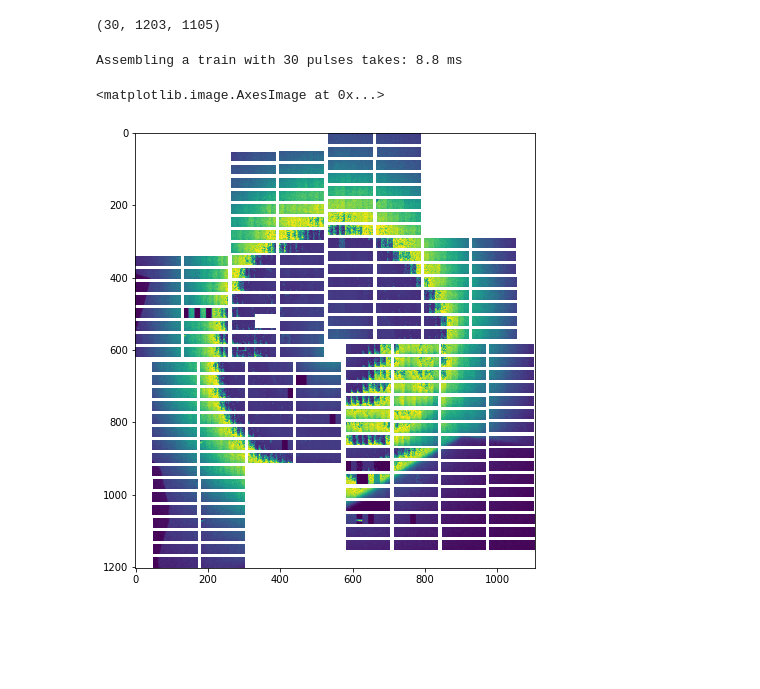
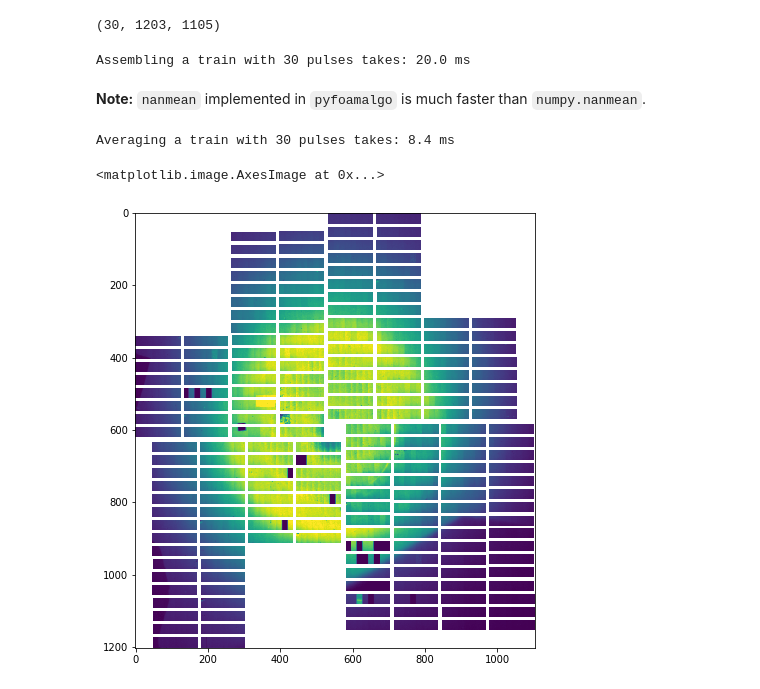
Before and after one commit to zhujun98/foam-examples, a Jupyter notebook: foamalgo/python/LPD_geometry.ipynb, the cells around one changed output. Saved outputs shown, nothing was run; the diff lists cells and outputs as text; code cells hidden in the pictures; blank space fills up the shorter version.

```diff
--- a/foamalgo/python/LPD_geometry.ipynb
+++ b/foamalgo/python/LPD_geometry.ipynb
@@ -41,6 +42,6 @@ _, train_data = run.train_from_index(0)
 # %%
 # Stack the detector modules into a single array.
-modules_data = stack_detector_data(train_data, 'image.data', real_array=True)
+modules_data = stack_detector_data(train_data, 'image.data', real_array=False)
 
 modules_data.shape, modules_data.dtype
 # %% [output]
@@ -60,15 +61,27 @@ assembled.shape
 # %%
 t0 = time.perf_counter()
 
+# Assemble modules data into a single image.
 geom.position_all_modules(modules_data, out=assembled)
 
 print(f"Assembling a train with {n_pulses} pulses takes: {1e3 * (time.perf_counter() - t0):.1f} ms")
 # %% [output]
-Assembling a train with 30 pulses takes: 8.8 ms
+Assembling a train with 30 pulses takes: 20.0 ms
+# %% [markdown]
+**Note:** `nanmean` implemented in `pyfoamalgo` is much faster than `numpy.nanmean`.
+# %%
+t0 = time.perf_counter()
+
+# Calculate the average (taking into account nan) of the assembled image.
+assembled_mean = nanmean(assembled, axis=0)
+
+print(f"Averaging a train with {n_pulses} pulses takes: {1e3 * (time.perf_counter() - t0):.1f} ms")
+# %% [output]
+Averaging a train with 30 pulses takes: 8.4 ms
 # %%
 _, ax = plt.subplots(figsize=(8, 8))
 
-ax.imshow(assembled[0], vmin=0, vmax=2500)
+ax.imshow(assembled_mean, vmin=0, vmax=1500)
 # %% [output]
 <matplotlib.image.AxesImage at 0x...>
-[figure, old version]
+[figure, new version]
```
Also changed, not shown: parts of 2 cells of this notebook.
